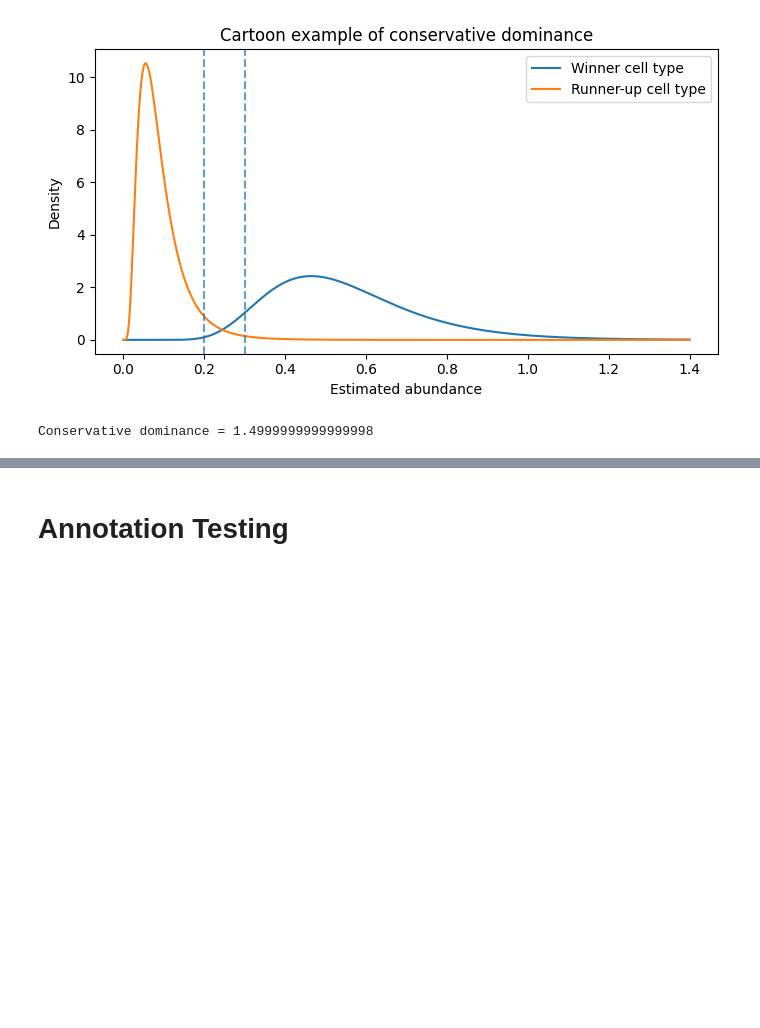
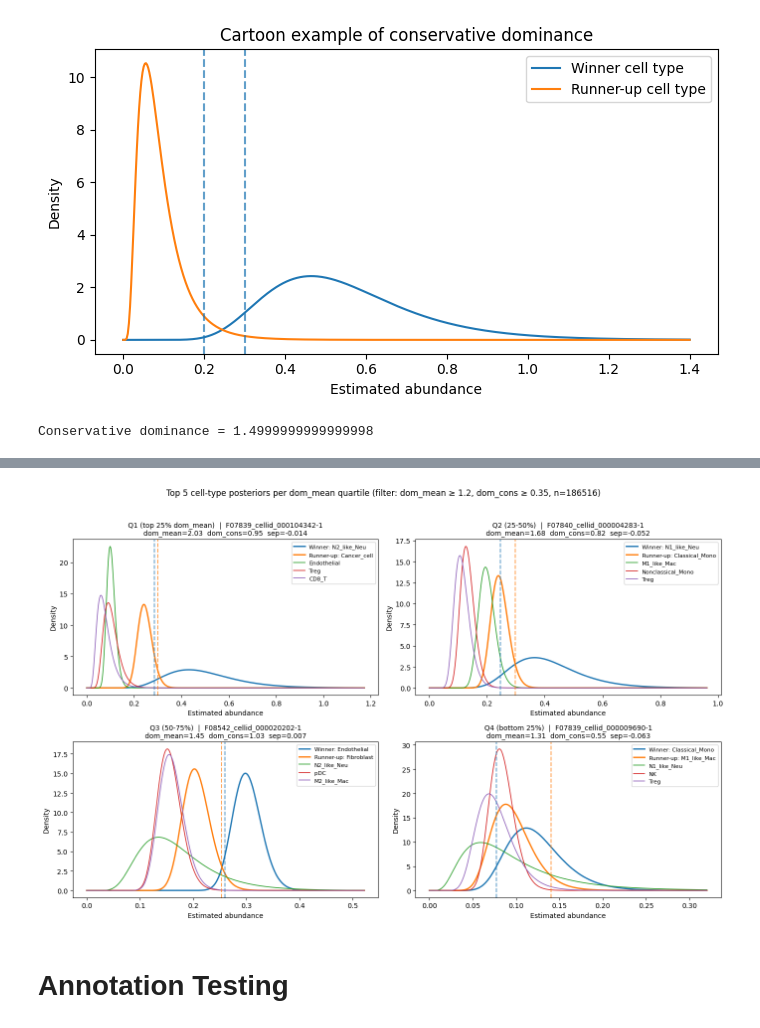
Before and after one commit to Li-Lab-COH/Spatial_CAR_T, a Jupyter notebook: CellTypeAnnotation/Processing_c2l.ipynb, the cells around one changed output, grey strips where cells are left out. Drawn from its saved outputs; the diff is of its cells as text; code cells hidden in the pictures; blank space fills up the shorter version.

```diff
--- a/CellTypeAnnotation/Processing_c2l.ipynb
+++ b/CellTypeAnnotation/Processing_c2l.ipynb
@@ -1097,3 +1105,93 @@ Conservative dominance = 1.4999999999999998
+# %%
+import numpy as np
+import matplotlib.pyplot as plt
+
+# ---- knobs ----
+DOM_MEAN_MIN = 1.2
+DOM_CONS_MIN = 0.35
+N_TOP_CELLTYPES = 5      # how many cell-type distributions to plot per panel (>= 2)
+RANDOM_SEED    = 0
+
+# ---- selection (same logic as Example 1) ----
+sel_mask = (
+    (summary_df["dom_mean"] >= DOM_MEAN_MIN) &
+    (summary_df["dom_cons"] >= DOM_CONS_MIN)
+)
+selected = summary_df[sel_mask].sort_values("dom_mean", ascending=False)
+n_sel = len(selected)
+assert n_sel >= 4, f"Only {n_sel} cells passed the filter; need at least 4 for quartile sampling."
+
+# quartile edges by rank position (descending dom_mean)
+edges = np.linspace(0, n_sel, 5, dtype=int)   # [0, n/4, n/2, 3n/4, n]
+quartile_ranges = [(edges[i], edges[i+1]) for i in range(4)]
+quartile_labels = [
+    "Q1 (top 25% dom_mean)",
+    "Q2 (25-50%)",
+    "Q3 (50-75%)",
+    "Q4 (bottom 25%)",
+]
+
+rng = np.random.default_rng(RANDOM_SEED)
+picked_ids = [selected.index[rng.integers(lo, hi)] for lo, hi in quartile_ranges]
+
+
+def plot_cell_distributions(ax, row_id, n_top=N_TOP_CELLTYPES):
+    means_row = means_df.loc[row_id]
+    q05_row   = q05_df.loc[row_id]
+    q95_row   = q95_df.loc[row_id]
+
+    top_ct   = means_row.sort_values(ascending=False).head(n_top).index.tolist()
+    winner   = top_ct[0]
+    runnerup = top_ct[1]
+
+    xmax = max(q95_row[ct] for ct in top_ct) * 1.5
+    x = np.linspace(1e-5, xmax, 500)
+
+    for ct in top_ct:
+        dist, _, _ = fit_lognorm_from_q05_q95(q05_row[ct], q95_row[ct])
+        if ct == winner:
+            label, lw = f"Winner: {ct}", 2.0
+        elif ct == runnerup:
+            label, lw = f"Runner-up: {ct}", 2.0
+        else:
+            label, lw = ct, 1.2
+        ax.plot(x, dist.pdf(x), label=label, linewidth=lw)
+
+    ax.axvline(q05_row[winner],   linestyle="--", alpha=0.7, color="C0")
+    ax.axvline(q95_row[runnerup], linestyle="--", alpha=0.7, color="C1")
+
+    win_mean = means_row[winner]
+    ru_mean  = means_row[runnerup]
+    win_q05  = q05_row[winner]
+    ru_q95   = q95_row[runnerup]
+    dom_mean_v = win_mean / (ru_mean + 1e-12)
+    dom_cons_v = win_q05  / (ru_q95  + 1e-12)
+    sep_v      = win_q05  - ru_q95
+
+    ax.set_xlabel("Estimated abundance")
+    ax.set_ylabel("Density")
+    ax.legend(fontsize=8)
+    return dom_mean_v, dom_cons_v, sep_v
+
+
+fig, axes = plt.subplots(2, 2, figsize=(14, 9))
+for ax, row_id, qlabel in zip(axes.flatten(), picked_ids, quartile_labels):
+    dom_m, dom_c, sep_v = plot_cell_distributions(ax, row_id)
+    ax.set_title(
+        f"{qlabel}  |  {row_id}\n"
+        f"dom_mean={dom_m:.2f}  dom_cons={dom_c:.2f}  sep={sep_v:.3f}",
+        fontsize=10,
+    )
+
+fig.suptitle(
+    f"Top {N_TOP_CELLTYPES} cell-type posteriors per dom_mean quartile "
+    f"(filter: dom_mean ≥ {DOM_MEAN_MIN}, dom_cons ≥ {DOM_CONS_MIN}, n={n_sel})",
+    fontsize=12,
+)
+plt.tight_layout(rect=[0, 0, 1, 0.96])
+plt.show()
+# %% [output]
+[figure, added]
 # %% [markdown]
 # Annotation Testing
 # %%
```
Also changed, not shown: parts of 2 cells of this notebook, 4 other files.
